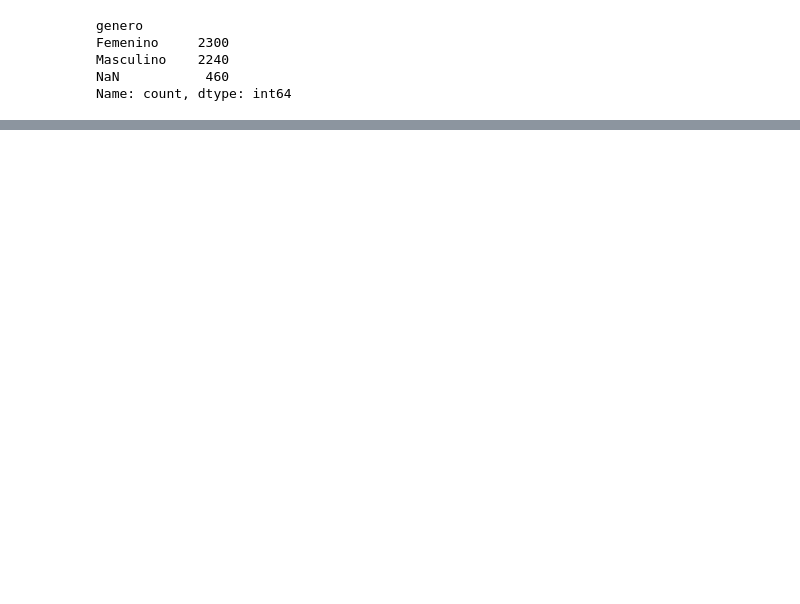
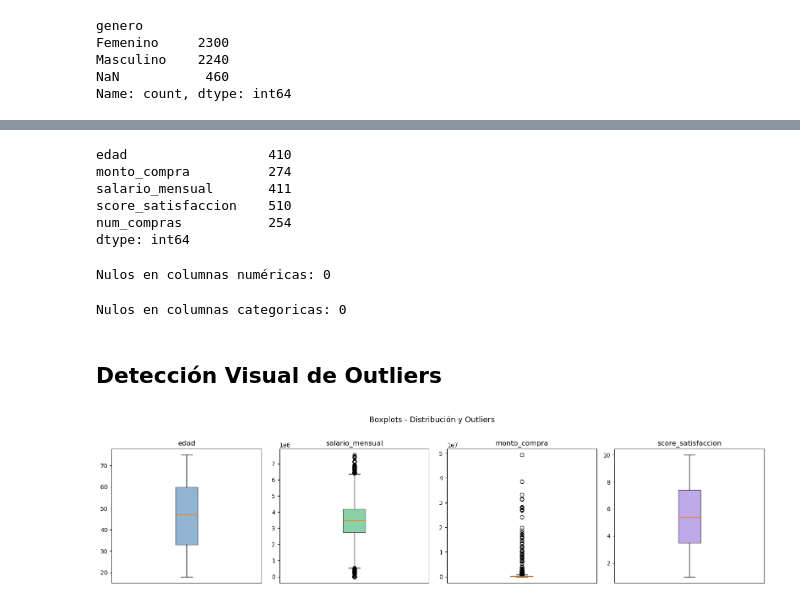
Before and after one commit to Jorge0827/Tutorias_Cohorte_6_master_IA, a Jupyter notebook: Unidad_3_ML/tutoria_4/tutoria_4_refuerzo_EDA.ipynb, the cells around one changed output, grey strips where cells are left out. Drawn from its saved outputs; the diff is of its cells as text; code cells hidden in the pictures; blank space fills up the shorter version.

Commit message:
Imputacion de nulos, Outliers, analisis univariado y Bivariado.

```diff
--- a/Unidad_3_ML/tutoria_4/tutoria_4_refuerzo_EDA.ipynb
+++ b/Unidad_3_ML/tutoria_4/tutoria_4_refuerzo_EDA.ipynb
@@ -177,0 +337,7 @@ Name: count, dtype: int64
+# %%
+columnas_numericas = ["edad", "monto_compra", "salario_mensual", "score_satisfaccion", "num_compras" ]
+
+for i in columnas_numericas:
+    df[i] = pd.to_numeric(df[i], errors='coerce')
+
+df[columnas_numericas].dtypes
@@ -177,0 +364,66 @@ Name: count, dtype: int64
+# %%
+#Between(18, 100, 'edad') = np.nan   #entre 18 y 100
+#loc
+
+#Remmplazo de valroes fuera de rango
+
+df.loc[~df['edad'].between(18,100), 'edad']  = np.nan
+df.loc[~df['salario_mensual'].between(0, 50_000_000), 'salario_mensual']  = np.nan
+df.loc[~df['score_satisfaccion'].between(1, 10), 'score_satisfaccion']  = np.nan
+df.loc[~df['monto_compra'].between(1, 50_000_000), 'monto_compra']  = np.nan
+
+#Nulos actuales en columnas numericas (Incluyend los que ya existina + los recién creados)
+df[columnas_numericas].isnull().sum()
+# %% [output]
+edad                  410
+monto_compra          274
+salario_mensual       411
+score_satisfaccion    510
+num_compras           254
+dtype: int64
+# %%
+# Imputar nulos numéricos con la MEDIANA de cada columna
+
+for col in columnas_numericas:
+    mediana = df[col].median()
+    df[col] = df[col].fillna(mediana) #Rellenar NaN con esa mediana
+
+#confirmación
+print('Nulos en columnas numéricas:', df[columnas_numericas].isnull().sum().sum())
+# %% [output]
+Nulos en columnas numéricas: 0
+# %%
+#imputación de nulos en columnas categoricas
+
+for col in columnas_texto:
+    moda = df[col].mode()[0]
+    df[col] = df[col].fillna(moda) #Rellenar NaN de categóricos con la moda calculada
+
+#confirmación
+print('Nulos en columnas categoricas:', df[columnas_texto].isnull().sum().sum())
+# %% [output]
+Nulos en columnas categoricas: 0
+# %% [markdown]
+## Detección Visual de Outliers
+# %%
+cols_box = ['edad', 'salario_mensual', 'monto_compra', 'score_satisfaccion']
+colores = ['steelblue', 'mediumseagreen', 'tomato', 'mediumpurple']
+
+fig, axes = plt.subplots(1, 4, figsize=(16,4))
+
+for ax, col, color in zip(axes, cols_box, colores):
+    ax.boxplot(
+        df[col].dropna(),
+        patch_artist=True,
+        boxprops=dict(facecolor=color, alpha=0.6)
+    )
+
+    ax.set_title(col)
+    ax.set_xticks([])
+
+plt.suptitle('Boxplots - Distribución y Outliers', fontsize=13, y=1.02)
+plt.tight_layout()
+
+plt.show()
+# %% [output]
+[figure, added]
```
Also changed, not shown: parts of 19 cells of this notebook.
